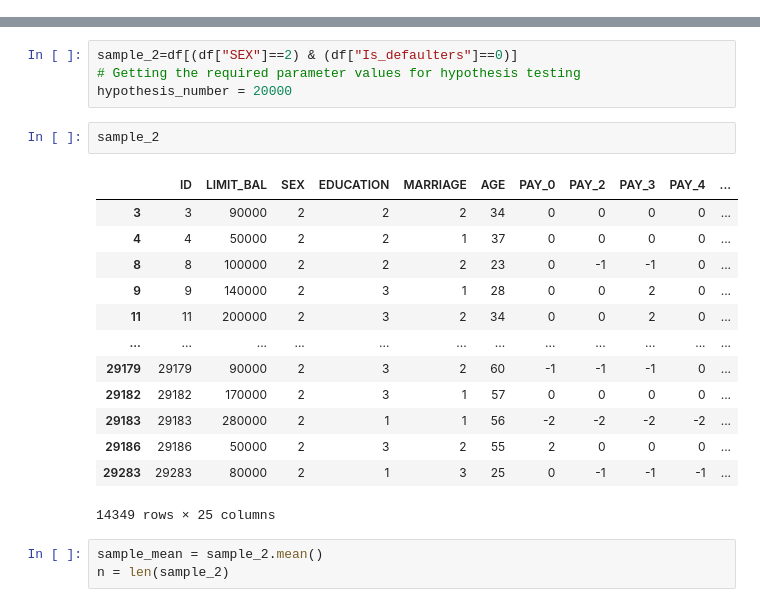
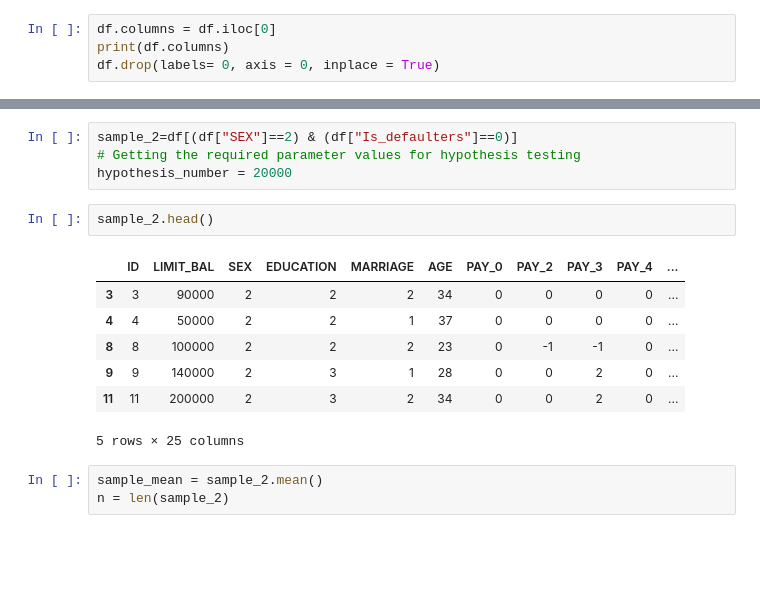
Before and after one commit to 1991Ab/Capstone-Project-3-Credit-Card-Default-Prediction, a Jupyter notebook: DefaultCreditCcard_Individual.ipynb, the cells around one changed output, grey strips where cells are left out. Cells and saved outputs as stored; diff of their text form; blank space fills up the shorter version.

```diff
--- a/DefaultCreditCcard_Individual.ipynb
+++ b/DefaultCreditCcard_Individual.ipynb
@@ -260,3 +260,7 @@ The above code shows the description of each variables in the dataset.
 *Default.payment.next.month: Default payment (1=yes, 0=no)
 # %% [markdown]
 ### Check Unique Values for each variable.
+# %%
+df.columns = df.iloc[0]
+print(df.columns)
+df.drop(labels= 0, axis = 0, inplace = True)
@@ -484,21 +511,15 @@ sample_2=df[(df["SEX"]==2) & (df["Is_defaulters"]==0)]
 # Getting the required parameter values for hypothesis testing
 hypothesis_number = 20000
 # %%
-sample_2
+sample_2.head()
 # %% [output]
 |  | ID | LIMIT_BAL | SEX | EDUCATION | MARRIAGE | AGE | PAY_0 | PAY_2 | PAY_3 | PAY_4 | ... |
 | 3 | 3 | 90000 | 2 | 2 | 2 | 34 | 0 | 0 | 0 | 0 | ... |
 | 4 | 4 | 50000 | 2 | 2 | 1 | 37 | 0 | 0 | 0 | 0 | ... |
 | 8 | 8 | 100000 | 2 | 2 | 2 | 23 | 0 | -1 | -1 | 0 | ... |
 | 9 | 9 | 140000 | 2 | 3 | 1 | 28 | 0 | 0 | 2 | 0 | ... |
 | 11 | 11 | 200000 | 2 | 3 | 2 | 34 | 0 | 0 | 2 | 0 | ... |
-| ... | ... | ... | ... | ... | ... | ... | ... | ... | ... | ... | ... |
-| 29179 | 29179 | 90000 | 2 | 3 | 2 | 60 | -1 | -1 | -1 | 0 | ... |
-| 29182 | 29182 | 170000 | 2 | 3 | 1 | 57 | 0 | 0 | 0 | 0 | ... |
-| 29183 | 29183 | 280000 | 2 | 1 | 1 | 56 | -2 | -2 | -2 | -2 | ... |
-| 29186 | 29186 | 50000 | 2 | 3 | 2 | 55 | 2 | 0 | 0 | 0 | ... |
-| 29283 | 29283 | 80000 | 2 | 1 | 3 | 25 | 0 | -1 | -1 | -1 | ... |
-14349 rows × 25 columns
+5 rows × 25 columns
 # %%
 sample_mean = sample_2.mean()
 n = len(sample_2)
```
Also changed, not shown: parts of 23 cells of this notebook.
